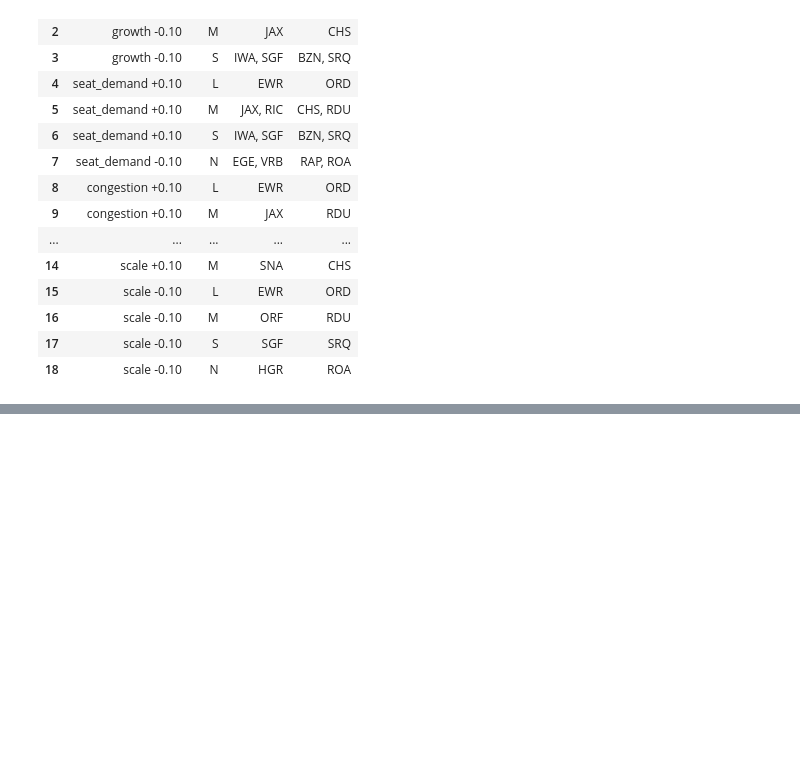
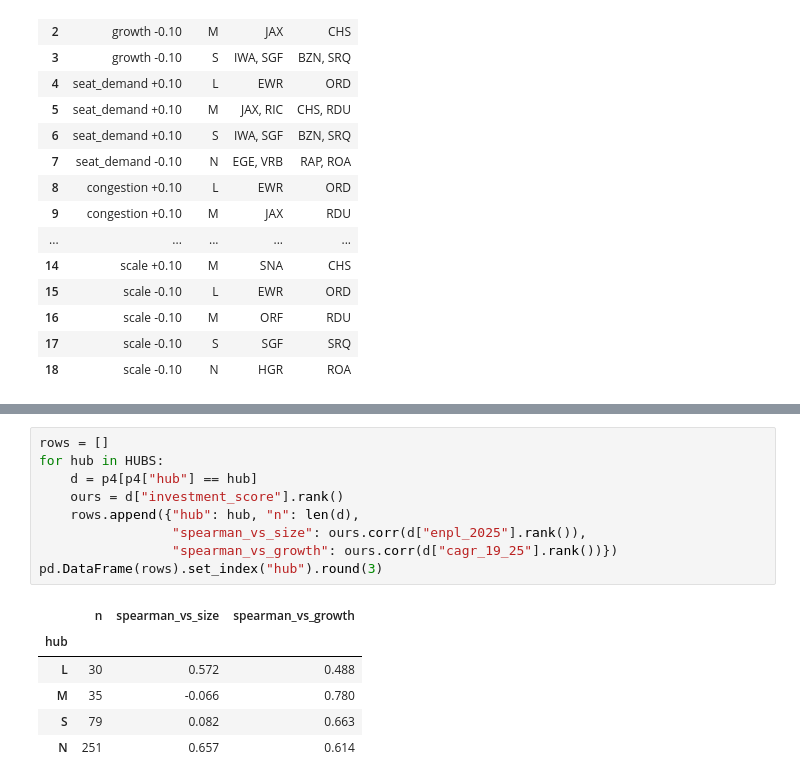
Before and after one commit to gal-ben-david/airport-agent, a Jupyter notebook: notebooks/scoring_review.ipynb, the cells around one changed output, grey strips where cells are left out. Cells and saved outputs as stored; diff of their text form; blank space fills up the shorter version.

```diff
--- a/notebooks/scoring_review.ipynb
+++ b/notebooks/scoring_review.ipynb
@@ -365,0 +443,16 @@ pd.DataFrame(changes) if changes else "No changes to any top 5"
+# %%
+rows = []
+for hub in HUBS:
+    d = p4[p4["hub"] == hub]
+    ours = d["investment_score"].rank()
+    rows.append({"hub": hub, "n": len(d),
+                 "spearman_vs_size": ours.corr(d["enpl_2025"].rank()),
+                 "spearman_vs_growth": ours.corr(d["cagr_19_25"].rank())})
+pd.DataFrame(rows).set_index("hub").round(3)
+# %% [output]
+|  | n | spearman_vs_size | spearman_vs_growth |
+| hub |  |  |  |
+| L | 30 | 0.572 | 0.488 |
+| M | 35 | -0.066 | 0.780 |
+| S | 79 | 0.082 | 0.663 |
+| N | 251 | 0.657 | 0.614 |
```
Also changed, not shown: parts of 8 cells of this notebook, 1 other file.
